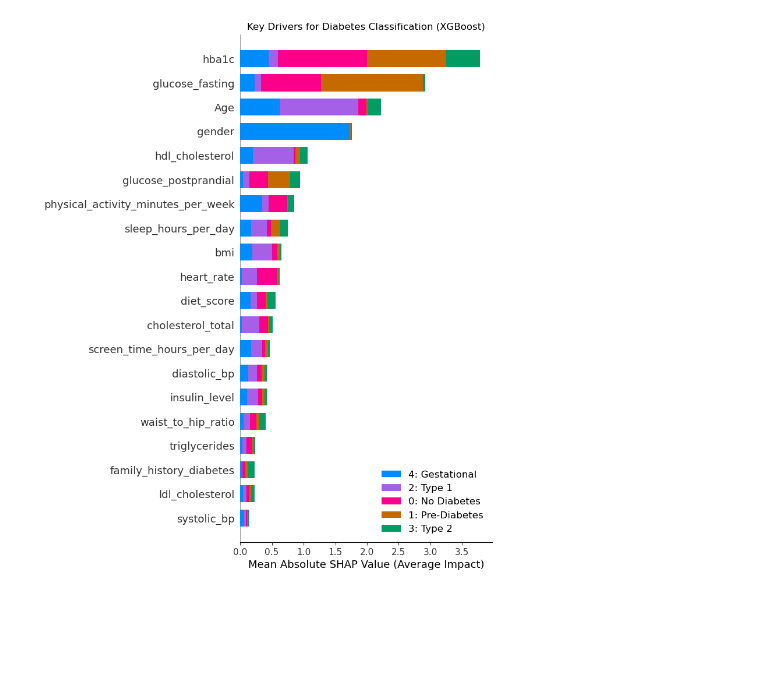
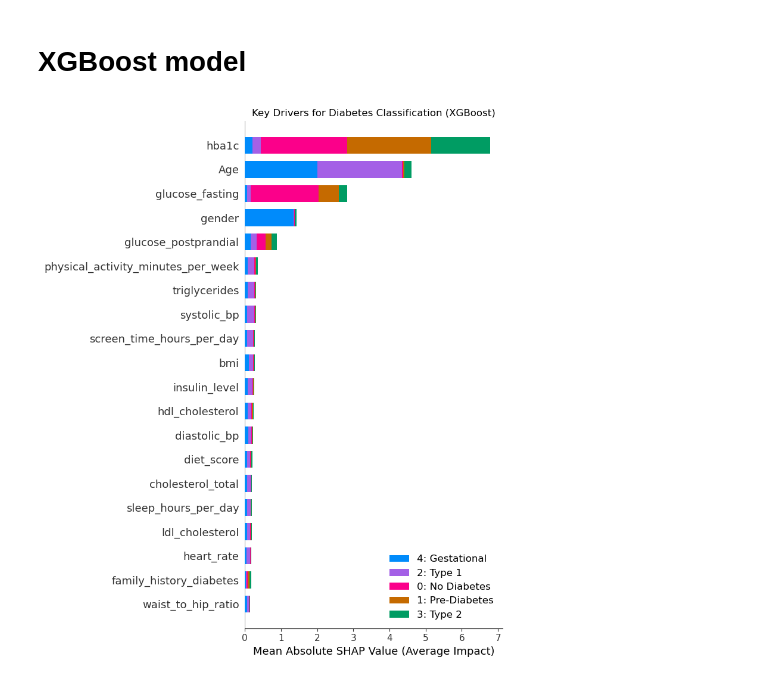
Before and after one commit to m-vs-0502/MLG382-Assignment1---Group-11, a Jupyter notebook: notebooks/SHAP_Analysis.ipynb, the cells around one changed output. Cells and saved outputs as stored; diff of their text form; code cells hidden in the pictures; blank space fills up the shorter version.

```diff
--- a/notebooks/SHAP_Analysis.ipynb
+++ b/notebooks/SHAP_Analysis.ipynb
@@ -5,35 +5,38 @@ import os
 import pandas as pd
 from sklearn.ensemble import RandomForestClassifier
 import matplotlib.pyplot as plt
+# %% [markdown]
+# XGBoost model
 # %%
-# 1. Load your artifacts (Adjust paths if necessary)
 xgb_model = joblib.load('../artifacts/xgboost_model.pkl')
-X_test_scaled = pd.read_csv('../data/processed/X_test_scaled.csv')
 
-# 2. Calculate the SHAP values (This defines the missing variable)
+X_test_unscaled = pd.read_csv('../data/processed/X_test.csv')
+
+feature_order = xgb_model.feature_names_in_
+X_test_unscaled = X_test_unscaled[feature_order]
+
 explainer = shap.TreeExplainer(xgb_model)
-shap_values = explainer.shap_values(X_test_scaled)
+shap_values = explainer.shap_values(X_test_unscaled)
 
-# 3. Define Labels with Numbers
 target_names = [
     '0: No Diabetes',
     '1: Pre-Diabetes',
     '2: Type 1',
     '3: Type 2',
     '4: Gestational'
 ]
 
-# 4. Generate the readable Bar Plot
 shap.summary_plot(
     shap_values,
-    X_test_scaled,
+    X_test_unscaled,
     class_names=target_names,
     plot_type="bar",
     show=False
 )
 
 plt.title("Key Drivers for Diabetes Classification (XGBoost)")
 plt.xlabel("Mean Absolute SHAP Value (Average Impact)")
+plt.tight_layout()
 plt.show()
 # %% [output]
-[figure, old version]
+[figure, new version]
```
Also changed, not shown: parts of 4 cells of this notebook, 9 other files.
